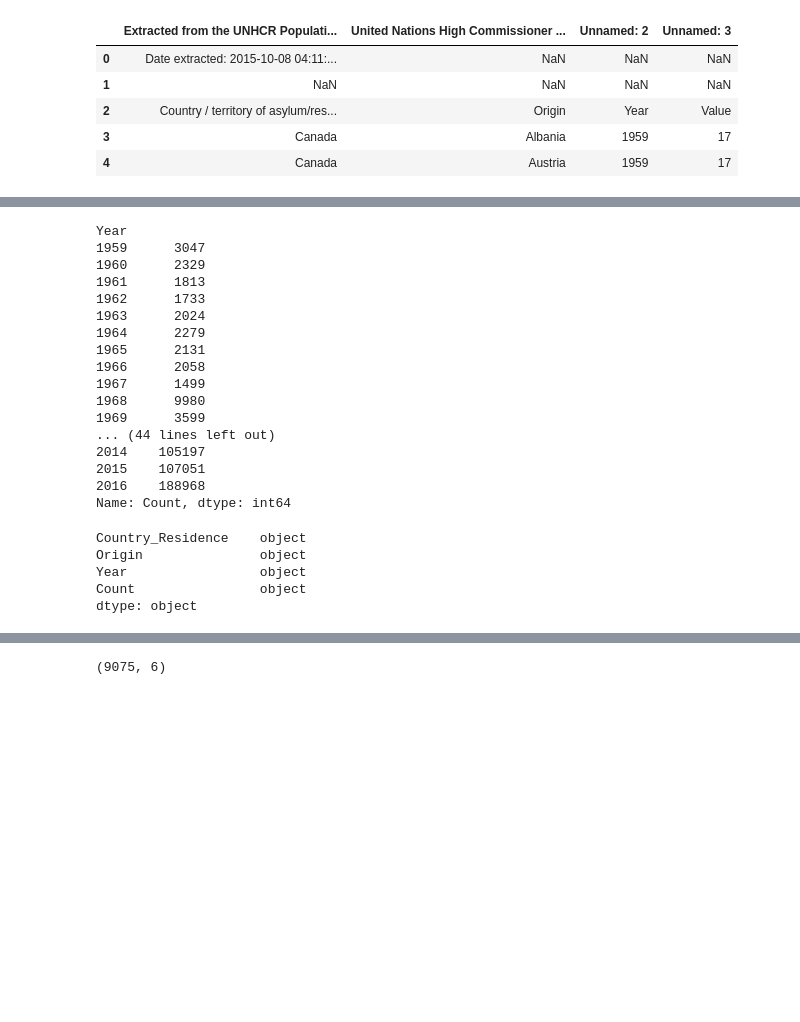
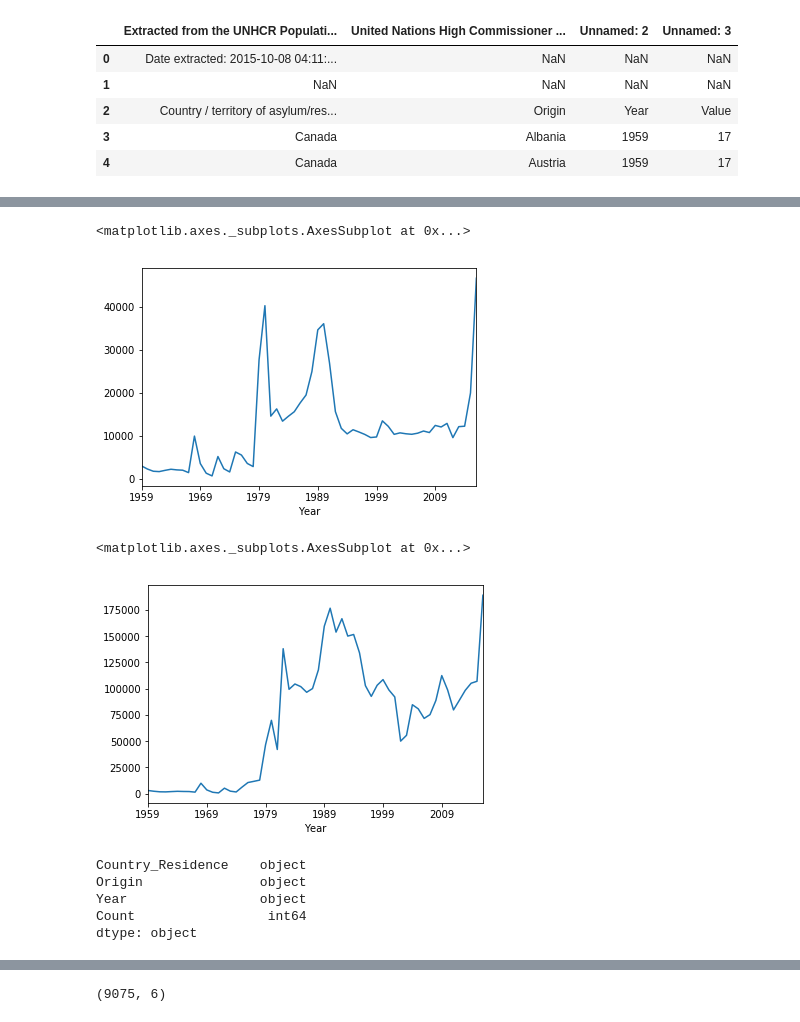
Before and after one commit to JulienAssouline/data-studios-projects, a Jupyter notebook: code/Canadian_Refugees/Canadian Refugees.ipynb, the cells around one changed output, grey strips where cells are left out. Drawn from its saved outputs; the diff is of its cells as text; code cells hidden in the pictures; blank space fills up the shorter version.

```diff
--- a/code/Canadian_Refugees/Canadian Refugees.ipynb
+++ b/code/Canadian_Refugees/Canadian Refugees.ipynb
@@ -23,0 +26,2 @@ refugees_df.drop(2, inplace=True)
+# %%
+refugees_df["Count"] = refugees_df["Count"].astype(int)
@@ -23,0 +61,2 @@ refugees_df.drop(2, inplace=True)
+# %%
+Canada = refugees_df[refugees_df["Country_Residence"] == "Canada"]
@@ -24,28 +110,18 @@ refugees_df.drop(2, inplace=True)
+# %%
+Canada.groupby("Year")["Count"].sum().plot()
+# %% [output]
+<matplotlib.axes._subplots.AxesSubplot at 0x...>
+[figure, added]
 # %%
-refugees_df.groupby("Year")["Count"].sum()
+refugees_df.groupby("Year")["Count"].sum().plot()
 # %% [output]
-Year
-1959      3047
-1960      2329
-1961      1813
-1962      1733
-1963      2024
-1964      2279
-1965      2131
-1966      2058
-1967      1499
-1968      9980
-1969      3599
-... (44 lines left out)
-2014    105197
-2015    107051
-2016    188968
-Name: Count, dtype: int64
+<matplotlib.axes._subplots.AxesSubplot at 0x...>
+[figure, added]
 # %%
 refugees_df.dtypes
 # %% [output]
 Country_Residence    object
 Origin               object
 Year                 object
-Count                object
+Count                 int64
 dtype: object
```
Also changed, not shown: parts of 67 cells of this notebook, 23 other files.
